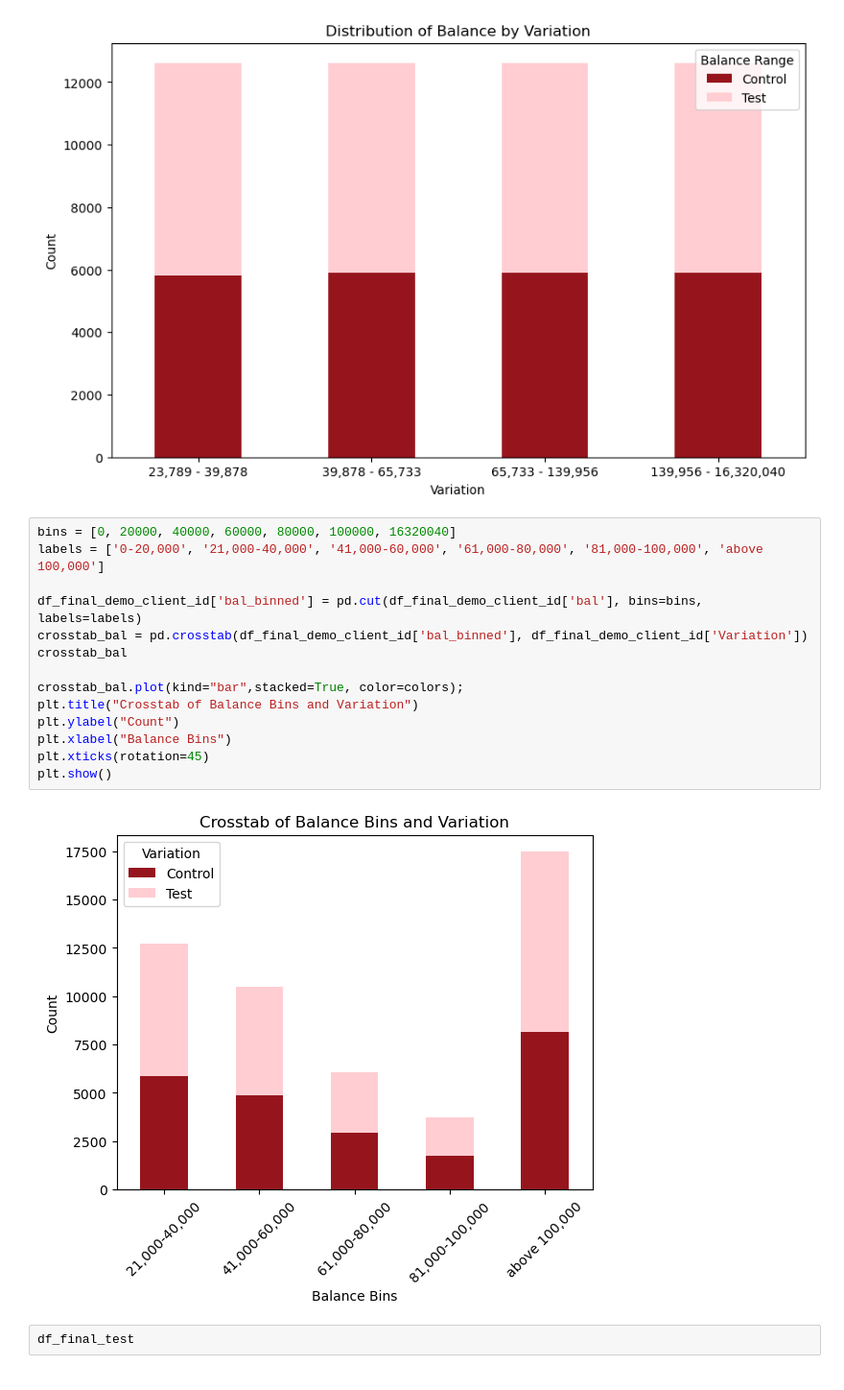
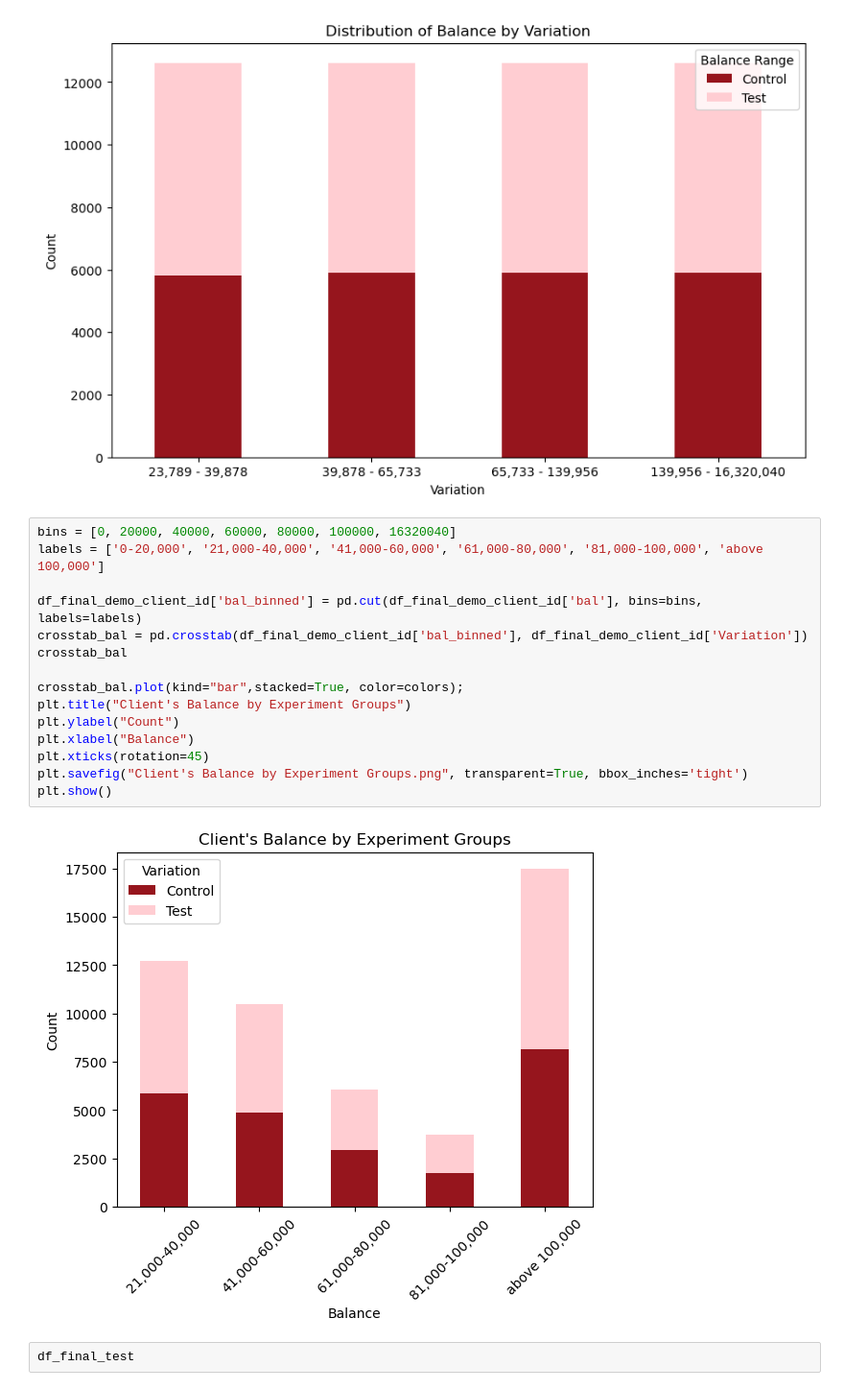
Before and after one commit to BonGoan/vanguard-ab-test, a Jupyter notebook: 02_jupyter_notebooks/vanguard-ab-test-nicole.ipynb, the cells around one changed output. Shown: that part at 96% size. Saved outputs shown, nothing was run; the diff lists cells and outputs as text.

```diff
--- a/02_jupyter_notebooks/vanguard-ab-test-nicole.ipynb
+++ b/02_jupyter_notebooks/vanguard-ab-test-nicole.ipynb
@@ -523,19 +525,20 @@ plt.show()
 # %%
 bins = [0, 20000, 40000, 60000, 80000, 100000, 16320040]
 labels = ['0-20,000', '21,000-40,000', '41,000-60,000', '61,000-80,000', '81,000-100,000', 'above 100,000']
 
 df_final_demo_client_id['bal_binned'] = pd.cut(df_final_demo_client_id['bal'], bins=bins, labels=labels)
 crosstab_bal = pd.crosstab(df_final_demo_client_id['bal_binned'], df_final_demo_client_id['Variation'])
 crosstab_bal
 
 crosstab_bal.plot(kind="bar",stacked=True, color=colors);
-plt.title("Crosstab of Balance Bins and Variation")
+plt.title("Client's Balance by Experiment Groups")
 plt.ylabel("Count")
-plt.xlabel("Balance Bins")
+plt.xlabel("Balance")
 plt.xticks(rotation=45)
+plt.savefig("Client's Balance by Experiment Groups.png", transparent=True, bbox_inches='tight')
 plt.show()
 # %% [output]
-[figure, old version]
+[figure, new version]
 # %%
 df_final_test
 # %% [output]
```
Also changed, not shown: parts of 5 cells of this notebook, 3 other files.
